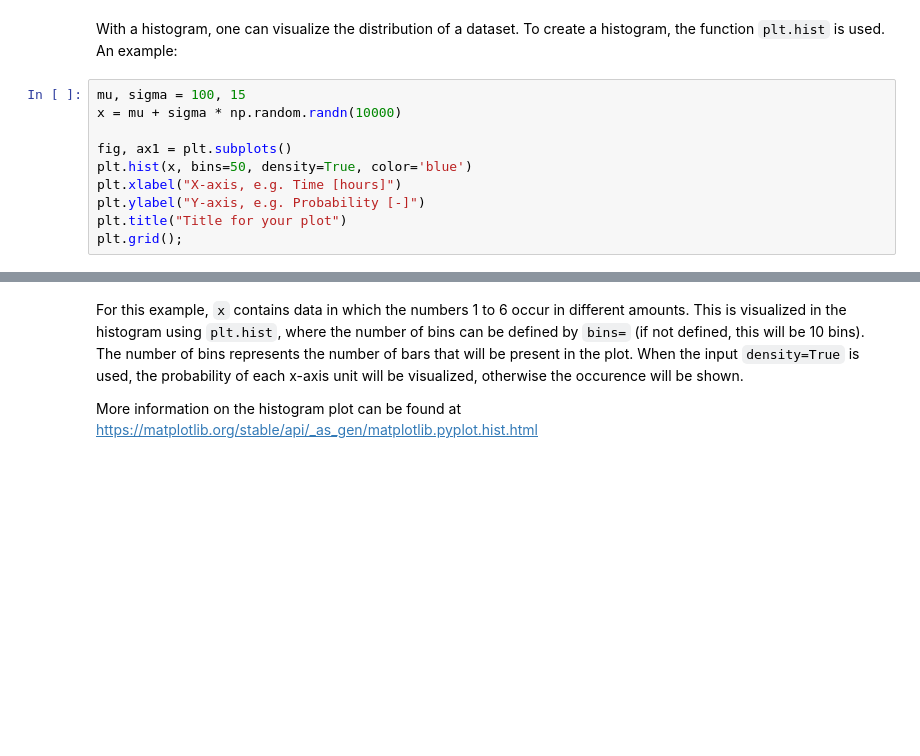
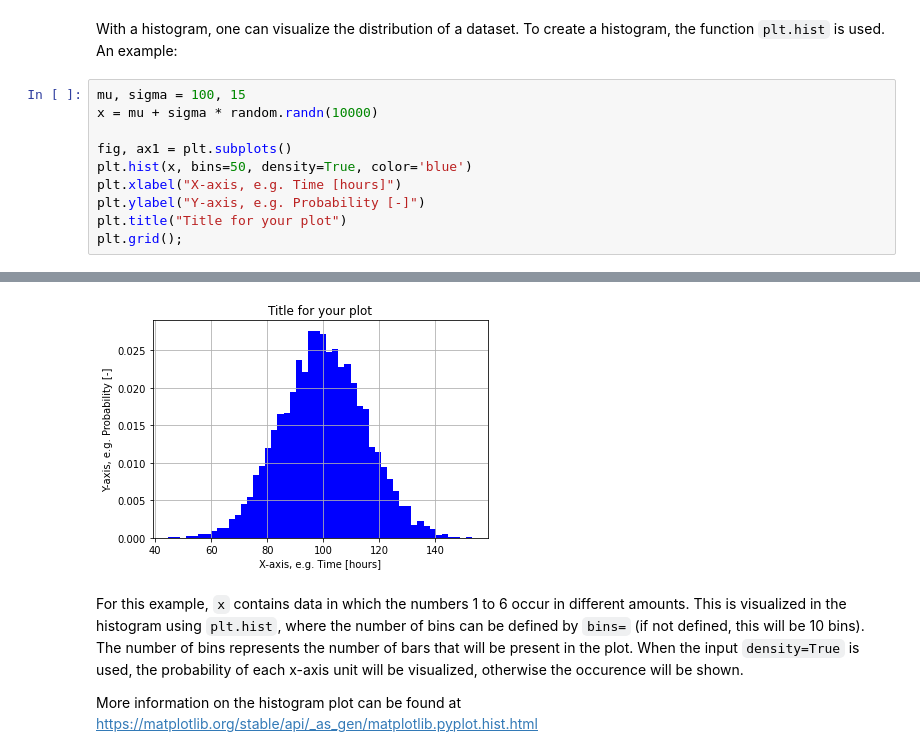
Before and after one commit to Nickp1993/PyCh, a Jupyter notebook: notebooks/Tutorial_chapter5_input_and_output.ipynb, the cells around one changed output, grey strips where cells are left out. Drawn from its saved outputs; the diff is of its cells as text; blank space fills up the shorter version.

```diff
--- a/notebooks/Tutorial_chapter5_input_and_output.ipynb
+++ b/notebooks/Tutorial_chapter5_input_and_output.ipynb
@@ -226,7 +214,7 @@ More information on the bar plot can be found at https://matplotlib.org/stable/a
 With a histogram, one can visualize the distribution of a dataset. To create a histogram, the function `plt.hist` is used. An example:
 # %%
 mu, sigma = 100, 15
-x = mu + sigma * np.random.randn(10000)
+x = mu + sigma * random.randn(10000)
 
 fig, ax1 = plt.subplots()
 plt.hist(x, bins=50, density=True, color='blue')
@@ -240,3 +226,4 @@ plt.grid();
+[figure, added]
 # %% [markdown]
 For this example, `x` contains data in which the numbers 1 to 6 occur in different amounts. This is visualized in the histogram using `plt.hist`, where the number of bins can be defined by `bins=` (if not defined, this will be 10 bins). The number of bins represents the number of bars that will be present in the plot. When the input `density=True` is used, the probability of each x-axis unit will be visualized, otherwise the occurence will be shown.
 
```
Also changed, not shown: parts of 12 cells of this notebook, 13 other files.
